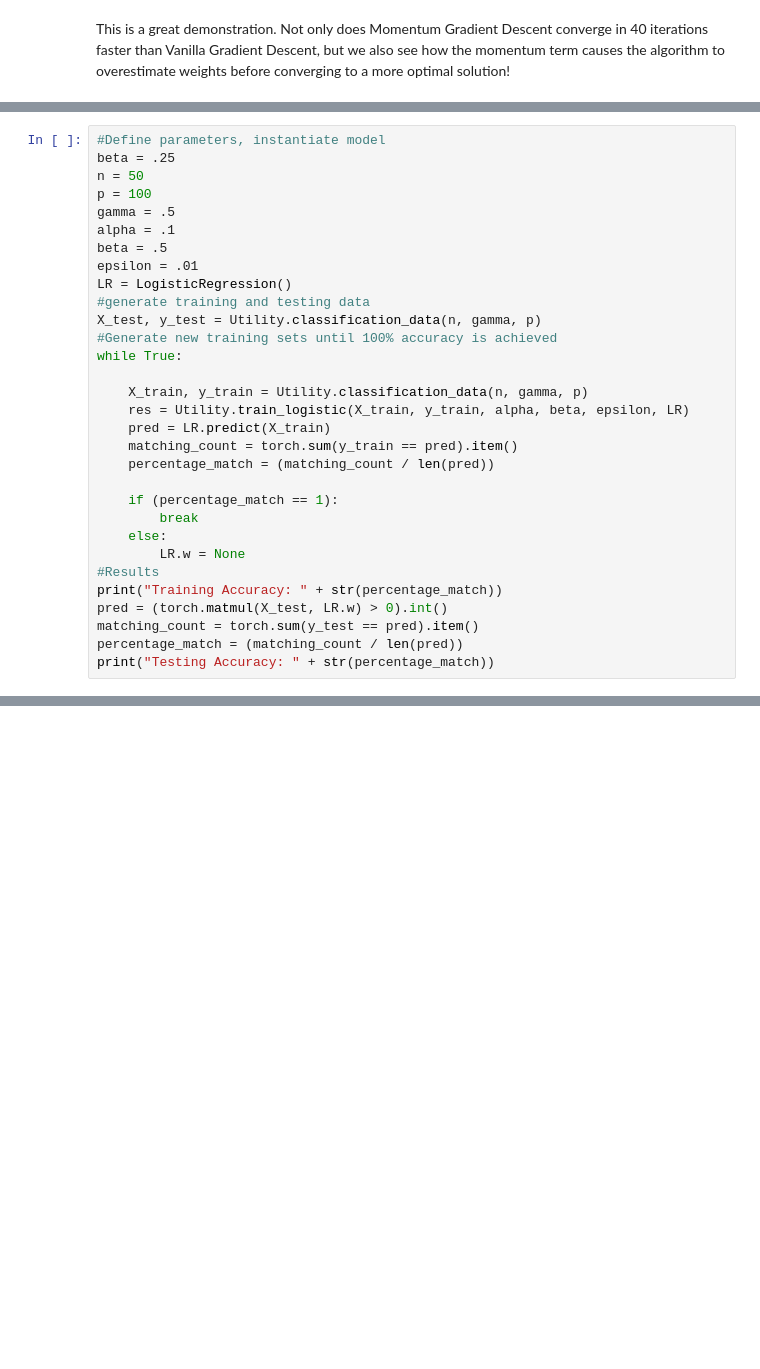
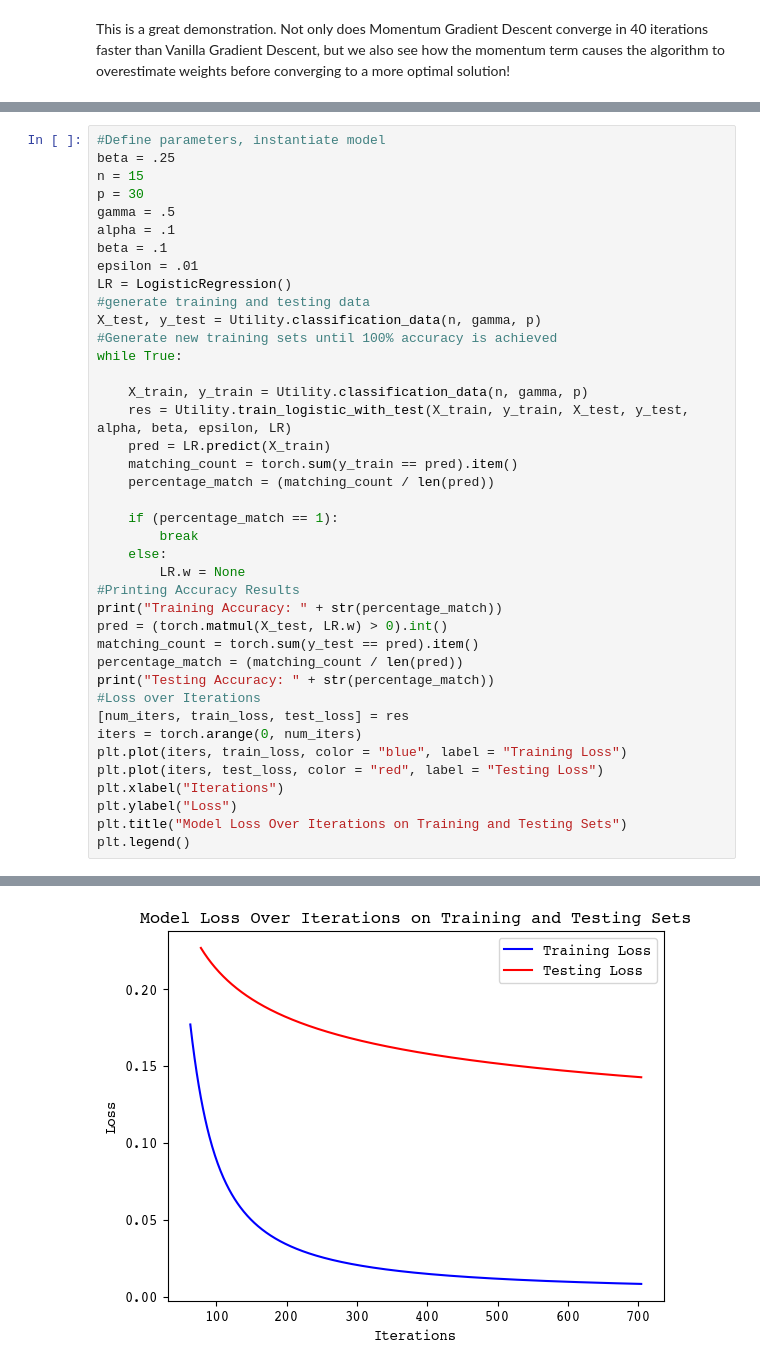
Before and after one commit to a1kyritsis/a1kyritsis_blog.github.io, a Jupyter notebook: posts/logisticRegression/notebook.ipynb, the cells around one changed output, grey strips where cells are left out. Drawn from its saved outputs; the diff is of its cells as text; blank space fills up the shorter version.

Commit message:
First round of revisions to logistic regression.

```diff
--- a/posts/logisticRegression/notebook.ipynb
+++ b/posts/logisticRegression/notebook.ipynb
@@ -208,11 +205,11 @@ Finally, we test overfitting. In machine learning, overfitting occurs when we ch
 # %%
 #Define parameters, instantiate model
 beta = .25
-n = 50
-p = 100
+n = 15
+p = 30
 gamma = .5
 alpha = .1
-beta = .5
+beta = .1
 epsilon = .01
 LR = LogisticRegression()
 #generate training and testing data
@@ -221,7 +218,7 @@ X_test, y_test = Utility.classification_data(n, gamma, p)
 while True:
 
     X_train, y_train = Utility.classification_data(n, gamma, p)
-    res = Utility.train_logistic(X_train, y_train, alpha, beta, epsilon, LR)
+    res = Utility.train_logistic_with_test(X_train, y_train, X_test, y_test, alpha, beta, epsilon, LR)
     pred = LR.predict(X_train)
     matching_count = torch.sum(y_train == pred).item()
     percentage_match = (matching_count / len(pred))
@@ -230,11 +227,20 @@ while True:
         break
     else:
         LR.w = None
-#Results
+#Printing Accuracy Results
 print("Training Accuracy: " + str(percentage_match))
 pred = (torch.matmul(X_test, LR.w) > 0).int()
 matching_count = torch.sum(y_test == pred).item()
 percentage_match = (matching_count / len(pred))
 print("Testing Accuracy: " + str(percentage_match))
+#Loss over Iterations
+[num_iters, train_loss, test_loss] = res
+iters = torch.arange(0, num_iters)
+plt.plot(iters, train_loss, color = "blue", label = "Training Loss")
+plt.plot(iters, test_loss, color = "red", label = "Testing Loss")
+plt.xlabel("Iterations")
+plt.ylabel("Loss")
+plt.title("Model Loss Over Iterations on Training and Testing Sets")
+plt.legend()
 # %% [output]
 Training Accuracy: 1.0
@@ -242 +249,2 @@ Testing Accuracy: 0.76
+[figure, added]
 # %% [markdown]
```
Also changed, not shown: parts of 4 cells of this notebook, 11 other files.
